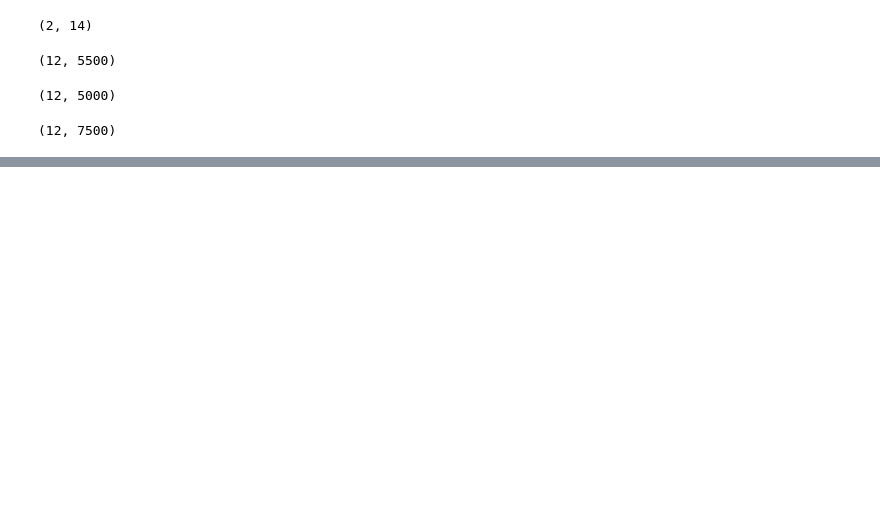
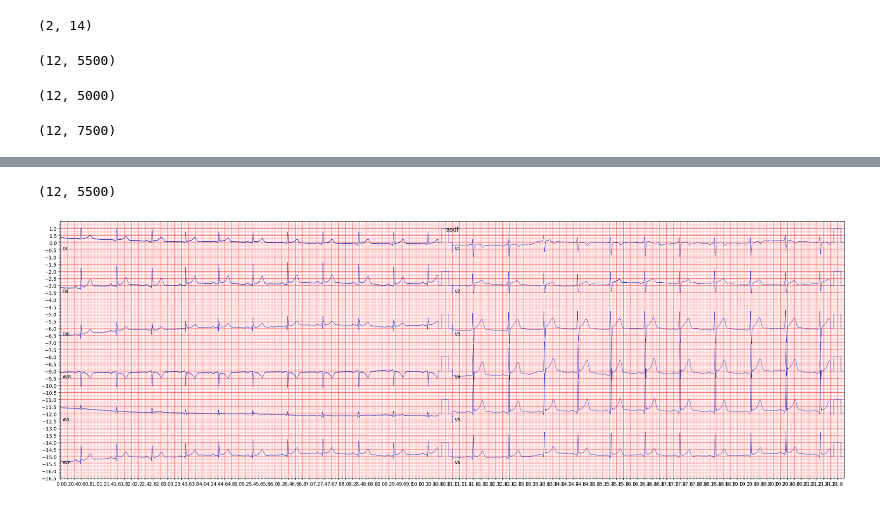
Before and after one commit to Agusbs98/Interface_of_automatic-ecg-diagnosis, a Jupyter notebook: Interfaz/interface.ipynb, the cells around one changed output, grey strips where cells are left out. Saved outputs shown, nothing was run; the diff lists cells and outputs as text; code cells hidden in the pictures; blank space fills up the shorter version.

```diff
--- a/Interfaz/interface.ipynb
+++ b/Interfaz/interface.ipynb
@@ -485,0 +513,5 @@ df.to_csv(f'{file}.csv',index=False,header=False)
+# %%
+ecgPlot("asdf","prueba.npy",500,0.005)
+# %% [output]
+(12, 5500)
+[figure, added]
```
Also changed, not shown: parts of 9 cells of this notebook, 10 other files.
